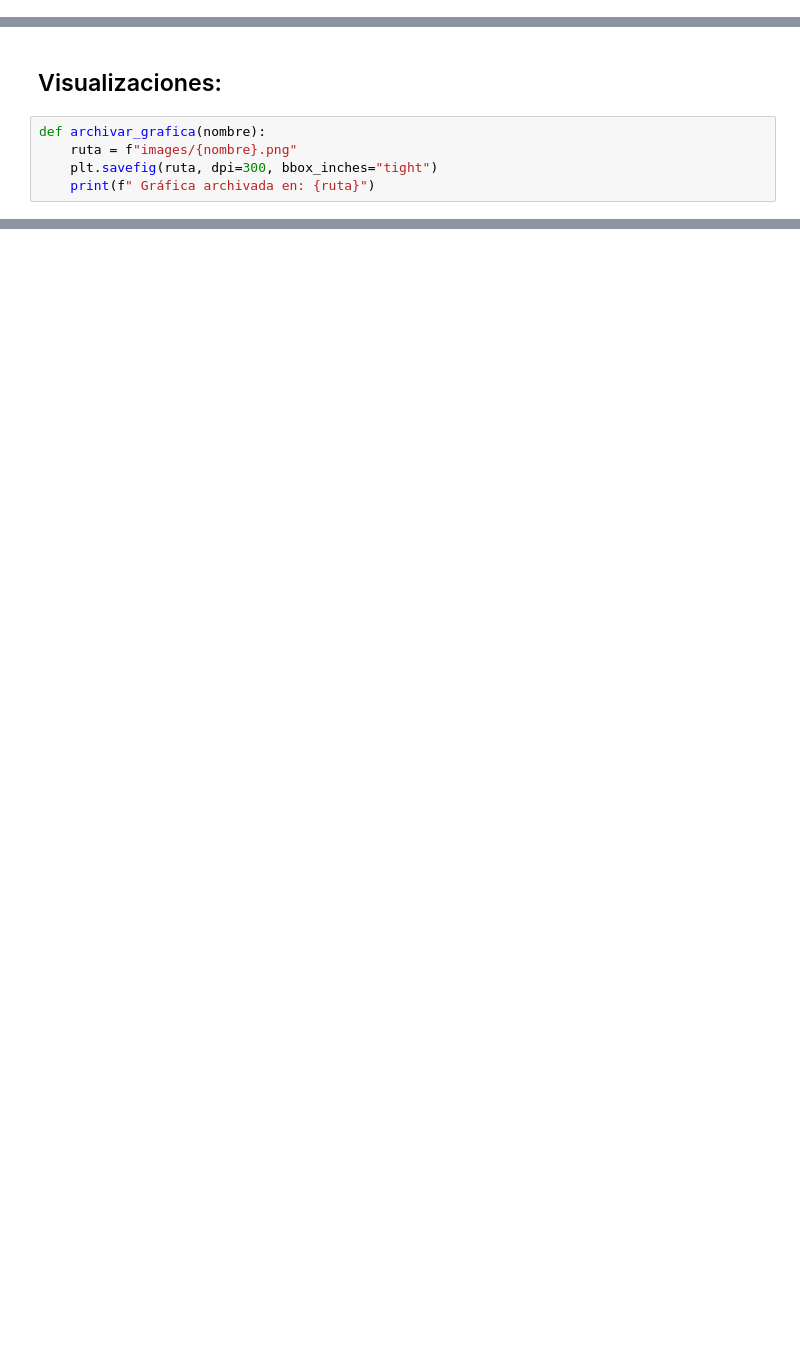
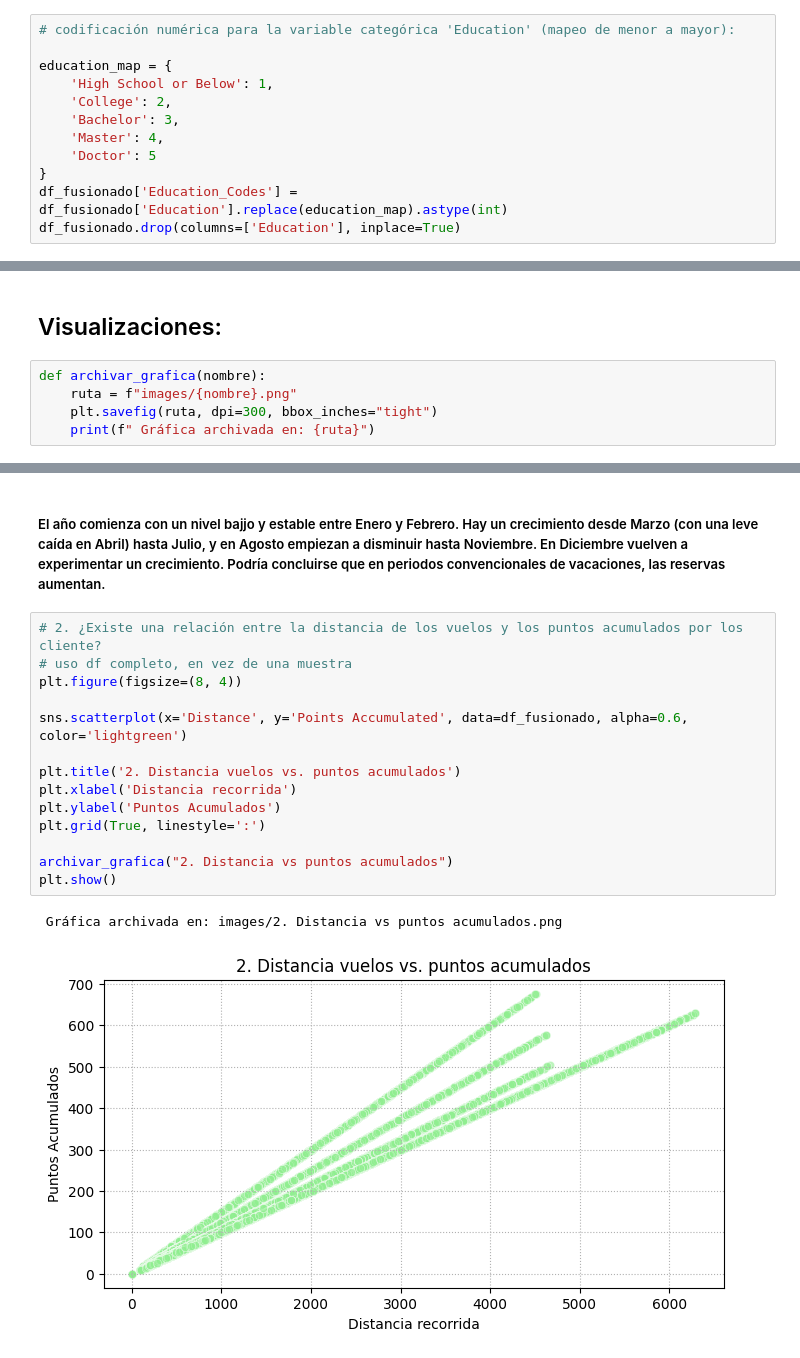
Before and after one commit to Adalab/bda-modulo-3-evaluacion-final-andrearvirgos, a Jupyter notebook: Solución-evaluación-final.ipynb, the cells around one changed output, grey strips where cells are left out. Drawn from its saved outputs; the diff is of its cells as text; blank space fills up the shorter version.

```diff
--- a/Solución-evaluación-final.ipynb
+++ b/Solución-evaluación-final.ipynb
@@ -528,0 +550,12 @@ df_fusionado['Gender'] = df_fusionado['Gender'].map({'Female': 1, 'Male': 0})
+# %%
+# codificación numérica para la variable categórica 'Education' (mapeo de menor a mayor):
+
+education_map = {
+    'High School or Below': 1,
+    'College': 2,
+    'Bachelor': 3,
+    'Master': 4,
+    'Doctor': 5
+}
+df_fusionado['Education_Codes'] = df_fusionado['Education'].replace(education_map).astype(int)
+df_fusionado.drop(columns=['Education'], inplace=True)
@@ -547,0 +652,19 @@ plt.show()
+# %% [markdown]
+##### El año comienza con un nivel bajjo y estable entre Enero y Febrero. Hay un crecimiento desde Marzo (con una leve caída en Abril) hasta Julio, y en Agosto empiezan a disminuir hasta Noviembre. En Diciembre vuelven a experimentar un crecimiento. Podría concluirse que en periodos convencionales de vacaciones, las reservas aumentan.
+# %%
+# 2. ¿Existe una relación entre la distancia de los vuelos y los puntos acumulados por los cliente?
+# uso df completo, en vez de una muestra
+plt.figure(figsize=(8, 4))
+
+sns.scatterplot(x='Distance', y='Points Accumulated', data=df_fusionado, alpha=0.6, color='lightgreen')
+
+plt.title('2. Distancia vuelos vs. puntos acumulados')
+plt.xlabel('Distancia recorrida')
+plt.ylabel('Puntos Acumulados')
+plt.grid(True, linestyle=':')
+
+archivar_grafica("2. Distancia vs puntos acumulados")
+plt.show()
+# %% [output]
+ Gráfica archivada en: images/2. Distancia vs puntos acumulados.png
+[figure, added]
```
Also changed, not shown: parts of 25 cells of this notebook, 9 other files.
